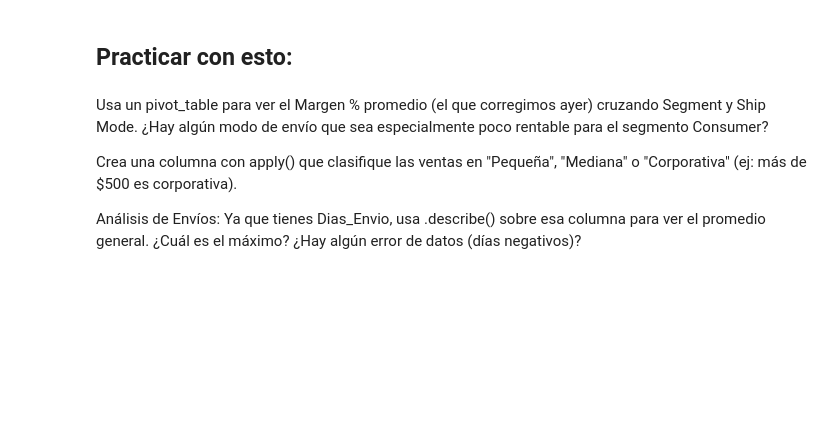
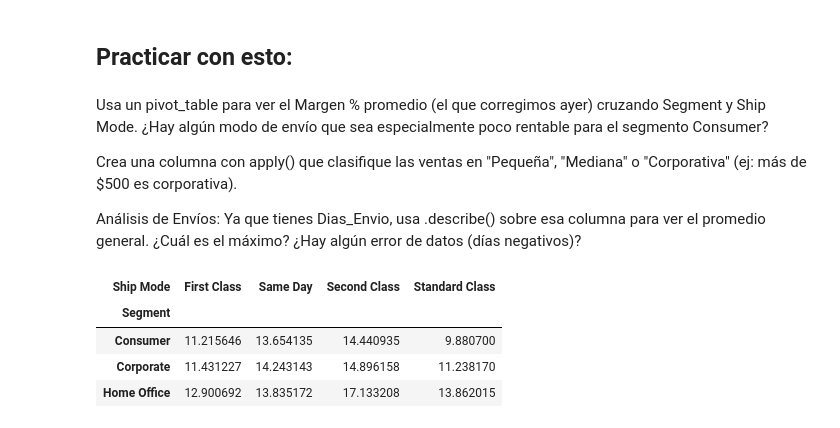
Before and after one commit to EEEliax/data-science-aws, a Jupyter notebook: notebooks/semana2/practicas/analisis_EDA4.ipynb, the cells around one changed output. Saved outputs shown, nothing was run; the diff lists cells and outputs as text; code cells hidden in the pictures; blank space fills up the shorter version.

```diff
--- a/notebooks/semana2/practicas/analisis_EDA4.ipynb
+++ b/notebooks/semana2/practicas/analisis_EDA4.ipynb
@@ -129,3 +134,19 @@ Usa un pivot_table para ver el Margen % promedio (el que corregimos ayer) cruzan
 Crea una columna con apply() que clasifique las ventas en "Pequeña", "Mediana" o "Corporativa" (ej: más de $500 es corporativa).
 
 Análisis de Envíos: Ya que tienes Dias_Envio, usa .describe() sobre esa columna para ver el promedio general. ¿Cuál es el máximo? ¿Hay algún error de datos (días negativos)?
+# %%
+df["Margen %"] = (df["Profit"] / df["Sales"]) * 100
+
+tabla_pivot = df.pivot_table(
+    index="Segment",
+    columns="Ship Mode",
+    values="Margen %",
+    aggfunc="mean"
+)
+tabla_pivot
+# %% [output]
+| Ship Mode | First Class | Same Day | Second Class | Standard Class |
+| Segment |  |  |  |  |
+| Consumer | 11.215646 | 13.654135 | 14.440935 | 9.880700 |
+| Corporate | 11.431227 | 14.243143 | 14.896158 | 11.238170 |
+| Home Office | 12.900692 | 13.835172 | 17.133208 | 13.862015 |
```
Also changed, not shown: parts of 4 cells of this notebook.
